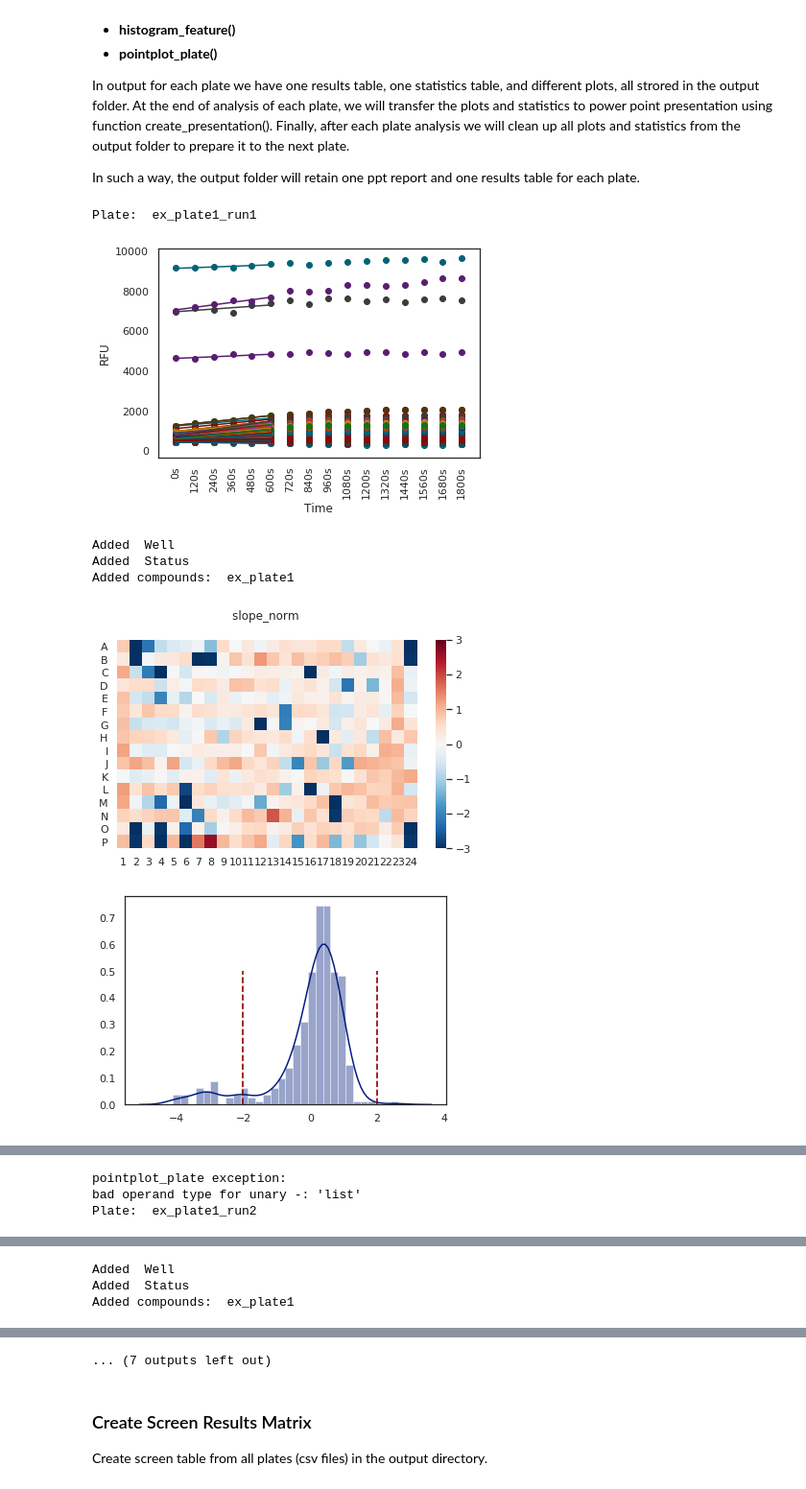
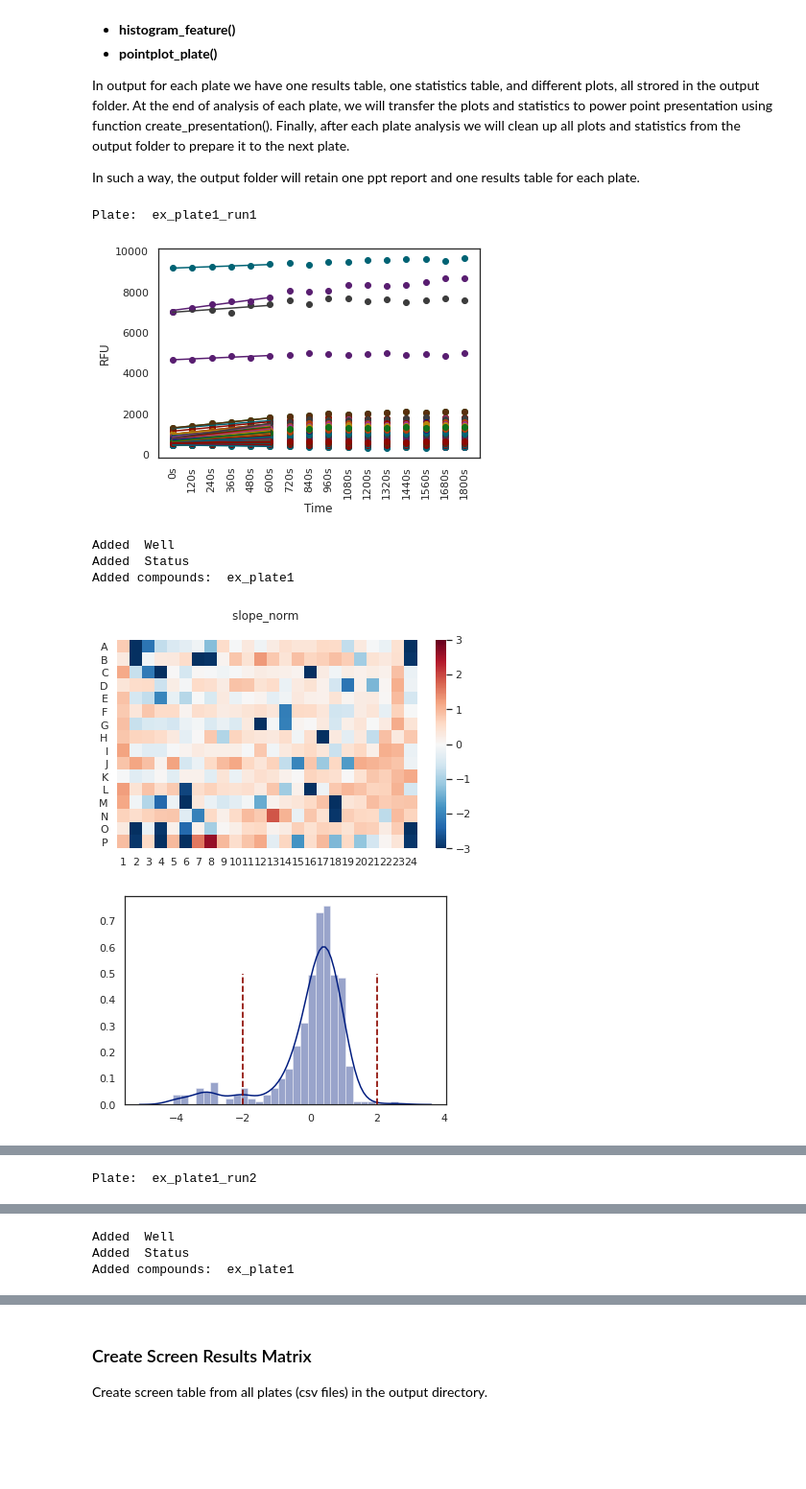
Before and after one commit to disc04/simplydrug, a Jupyter notebook: hts_notebooks/01b_enzyme_kinetics_chain.ipynb, the cells around one changed output, grey strips where cells are left out. Shown at 96% size. Cells and saved outputs as stored; diff of their text form; code cells hidden in the pictures; blank space fills up the shorter version.

```diff
--- a/hts_notebooks/01b_enzyme_kinetics_chain.ipynb
+++ b/hts_notebooks/01b_enzyme_kinetics_chain.ipynb
@@ -123,37 +123,37 @@ for f in data_files:
     results = sd.add_layout(results, layout_path, chem_path = chem_path, chem_plate = chem_plate).drop_duplicates(subset = ['Plate', 'Well'])
     results = sd.normalize_z(results, 'slope')
     sd.hts_heatmap(results, layout_path, ['slope_norm'], save_as = name + '_histogram.png', path = path)
     results = results[results.Status != 'Reference']
     sd.sum_statistics(results, 'slope_norm').to_csv(path + '//sum_statistics.csv', index = False) # save to output folder
     sd.histogram_feature(df = results, feature = 'slope_norm', save_as = name + '_histogram.png', path = path)
 
     # select hits
     results['Result'] = results['Status'].values
     results['Result'] = np.where((results['slope_norm'] <= threshold) & (results['Result'] =='Sample'), 'Hit', results['Result'])
     results['Plate'] = name
     results.to_csv(path +'//' + name + '.csv', index = False)
     hits = results[results['Result'] == 'Hit']
     hits.to_csv(path +'//' + name + '_hits.csv', index = False)
 
     # pointplot
     plot_data = results[results.Status != 'Reference'].sort_values('Status')
     sd.pointplot_plate(x = 'Well', y = 'slope_norm', df = plot_data, hue = 'Result',hue_order = hue_order,
-                     threshold = [-2, 2], ylabel = 'slope normalized', palette = palette,  save_as = name + '_pointplot.png', path = path)
+                     threshold = threshold, ylabel = 'slope normalized', palette = palette,  save_as = name + '_pointplot.png', path = path)
 
     # generate report
     report = sd.create_presentation(path).save(path +'//report_'+ name + '.ppt')
 
     # Clean output directory between plates
     for f in os.listdir(path):
         if 'png' in f or  'hits' in f:
             os.remove(path +'//' + f)
     os.remove(path + '//sum_statistics.csv')
     count = count+1
 # %% [output]
 Plate:  ex_plate1_run1
-[figure, old version]
+[figure, new version]
 Added  Well
 Added  Status
 Added compounds:  ex_plate1
 [figure]
-[figure, old version]
+[figure, new version]
@@ -160,3 +161 @@ Added compounds:  ex_plate1
-pointplot_plate exception:
-bad operand type for unary -: 'list'
 Plate:  ex_plate1_run2
@@ -173,4 +170,3 @@ Plate:  ex_plate2_run1
-... (7 outputs left out)
 # %% [markdown]
 ### Create Screen Results Matrix
 <a id="results_matrix"></a>
```
Also changed, not shown: parts of 3 cells of this notebook, 10 other files.
